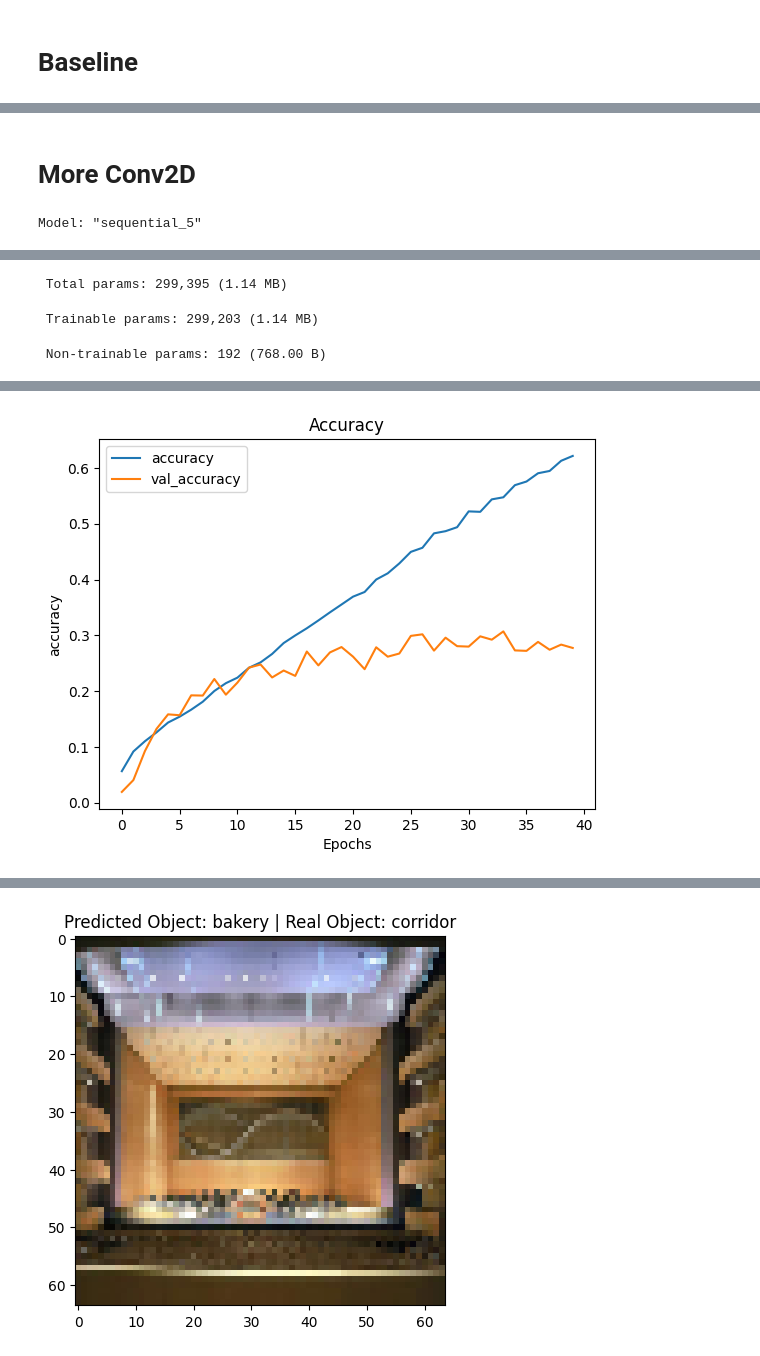
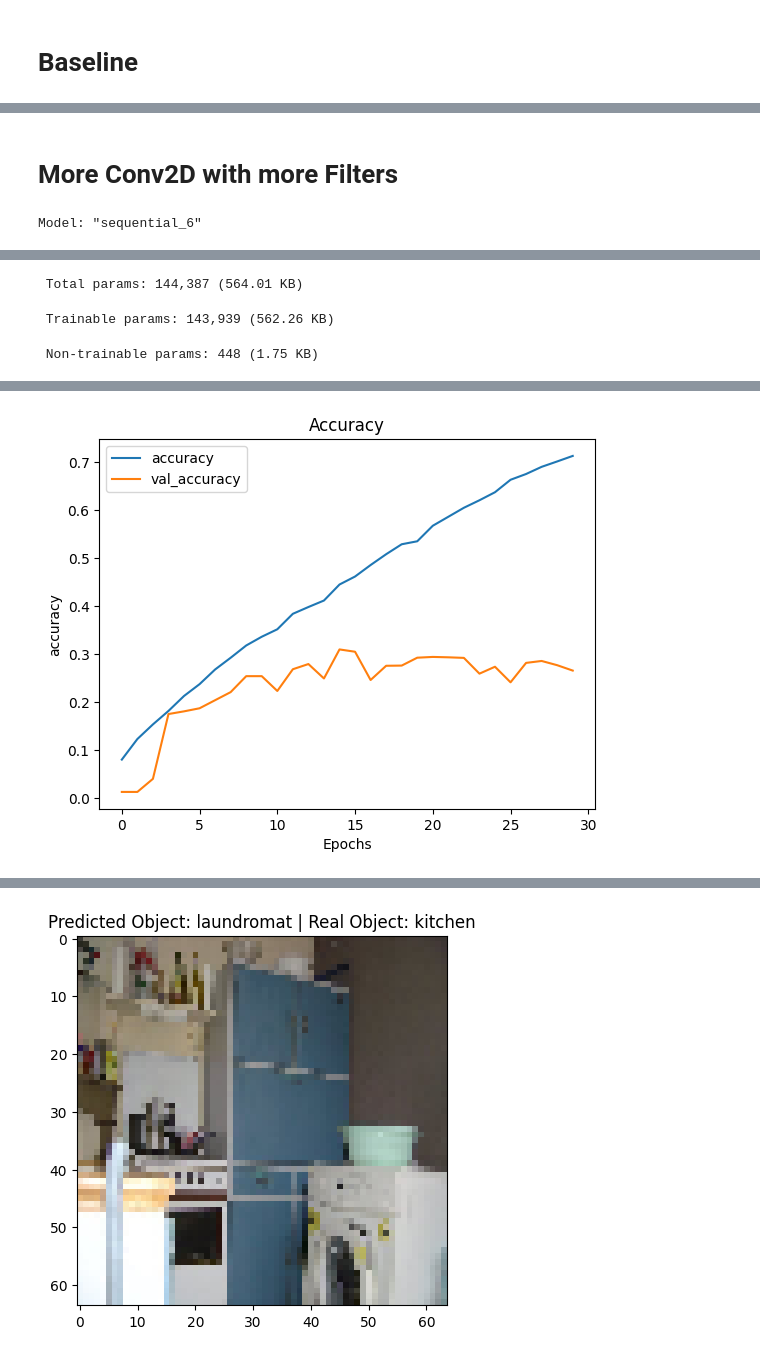
Before and after one commit to KlymentievMaksym/IntelOb, a Jupyter notebook: Lab3/Lab3_.ipynb, the cells around one changed output, grey strips where cells are left out. Drawn from its saved outputs; the diff is of its cells as text; code cells hidden in the pictures.

```diff
--- a/Lab3/Lab3_.ipynb
+++ b/Lab3/Lab3_.ipynb
@@ -37,9 +37,13 @@ labels = []
 size = (64, 64)
 # path  = "./app/Lab3/Data/Images"
 path  = "./Data/Images"
-
-for category in listdir(path):
-    for image in listdir(f"{path}/{category}"):
+images = listdir(path)
+subplot_size = len(images)
+# plt.figure(figsize=(120, 120))
+fig, ax = plt.subplots(subplot_size//10 + 1, 10)
+# plt.figure(figsize=(20, 20))
+for category in tqdm(images):
+    for image in tqdm(listdir(f"{path}/{category}"), leave=False):
         try:
             filepath = f"{path}/{category}/{image}"
             # filepath
@@ -50,7 +54,7 @@ for category in listdir(path):
             data.append(img)
             labels.append(category)
         except Exception as e:
-            print(filepath, e, img)
+            print(filepath, e)  #, img
             # try:
             #     filepath = path.join(f"./Data/Images/{category}/{image}")
             #     img = Image.open(filepath)
@@ -61,6 +65,12 @@ for category in listdir(path):
             #     labels.append(category)
             # except Exception as e:
             #     print(filepath, e, img)
+
+    ax[images.index(category)//10, images.index(category)%10].imshow(data[-1])
+    ax[images.index(category)//10, images.index(category)%10].set_title(category)
+
+
+plt.show()
 data = np.array(data)
 labels = np.array(labels)
 # %% [output]
@@ -146,7 +164,7 @@ def predict_random(model, data_x=X_test, data_y=y_test):
 def predict(model, batch_size=64, epochs=40, val_split=0.2):
     # history = model.fit(x=X_train, y=y_train, batch_size=batch_size, epochs=epochs, validation_data=(X_test, y_test))
     if isinstance(val_split, float):
-        history = model.fit(x=X_train, y=y_train, batch_size=batch_size, epochs=epochs, validation_split=0.2, stratify=y_train)
+        history = model.fit(x=X_train, y=y_train, batch_size=batch_size, epochs=epochs, validation_split=0.2)
     elif isinstance(val_split, tuple):
         history = model.fit(x=X_train, y=y_train, batch_size=batch_size, epochs=epochs, validation_data=val_split)
     display_history(history, ['loss', 'val_loss'], "Loss")
@@ -353,7 +385,7 @@ KeyboardInterrupt:
 # %% [markdown]
-# More Conv2D
+# More Conv2D with more Filters
 # %%
-model = tf.keras.models.Sequential(
+model_more_conv_filters = tf.keras.models.Sequential(
     [
         layers.Input(shape=(*size, 3)),
         layers.Conv2D(32, (3, 3), activation='relu', padding='same'),
@@ -364,6 +396,10 @@ model = tf.keras.models.Sequential(
         layers.BatchNormalization(),
         layers.MaxPooling2D(4, 4),
 
+        layers.Conv2D(128, (3, 3), activation='relu', padding='same'),
+        layers.BatchNormalization(),
+        layers.MaxPooling2D(4, 4),
+
         layers.Flatten(),
         layers.Dense(256, activation='relu'),
         layers.Dropout(0.5),
@@ -371,13 +407,13 @@ model = tf.keras.models.Sequential(
     ]
 )
 
-model.summary()
-model.compile(optimizer=tf.keras.optimizers.Adam(learning_rate=0.001),
+model_more_conv_filters.summary()
+model_more_conv_filters.compile(optimizer=tf.keras.optimizers.Adam(learning_rate=0.001),
               loss=tf.keras.losses.CategoricalCrossentropy(),
               metrics=['accuracy', tf.keras.metrics.TopKCategoricalAccuracy(k=2, name="Top2")])
-predict(model, 64, 40)
+predict(model_more_conv_filters, 64, 30)
 # %% [output]
-Model: "sequential_5"
+Model: "sequential_6"
 ┏━━━━━━━━━━━━━━━━━━━━━━━━━━━━━━━━━┳━━━━━━━━━━━━━━━━━━━━━━━━┳━━━━━━━━━━━━━━━┓
 ┃ Layer (type)                    ┃ Output Shape           ┃       Param # ┃
 ┡━━━━━━━━━━━━━━━━━━━━━━━━━━━━━━━━━╇━━━━━━━━━━━━━━━━━━━━━━━━╇━━━━━━━━━━━━━━━┩
@@ -397,4 +433,4 @@ Model: "sequential_5"
 └─────────────────────────────────┴────────────────────────┴───────────────┘
- Total params: 299,395 (1.14 MB)
+ Total params: 144,387 (564.01 KB)
- Trainable params: 299,203 (1.14 MB)
+ Trainable params: 143,939 (562.26 KB)
- Non-trainable params: 192 (768.00 B)
+ Non-trainable params: 448 (1.75 KB)
@@ -419 +455 @@ Epoch 40/40
-[figure, old version]
+[figure, new version]
@@ -422 +458 @@ Epoch 40/40
-[figure, old version]
+[figure, new version]
```
Also changed, not shown: parts of 26 cells of this notebook.
